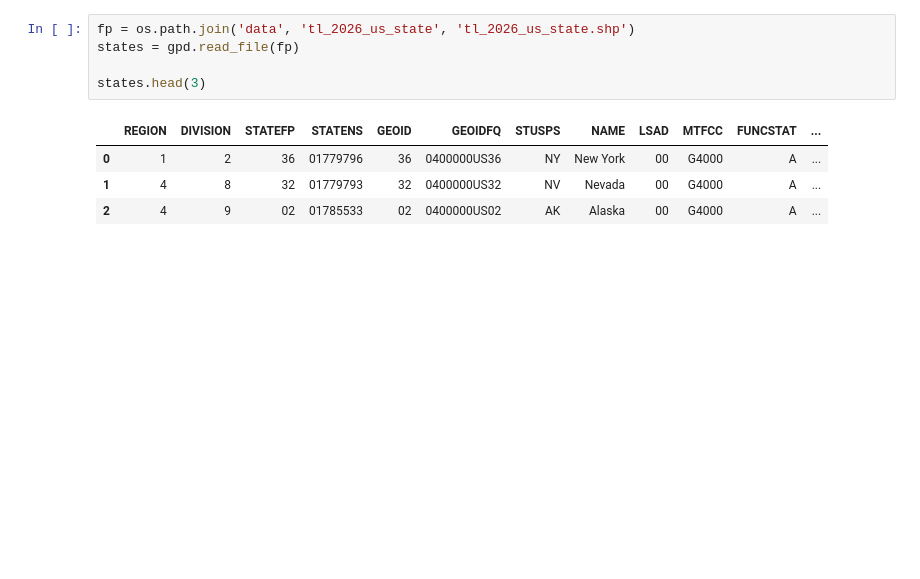
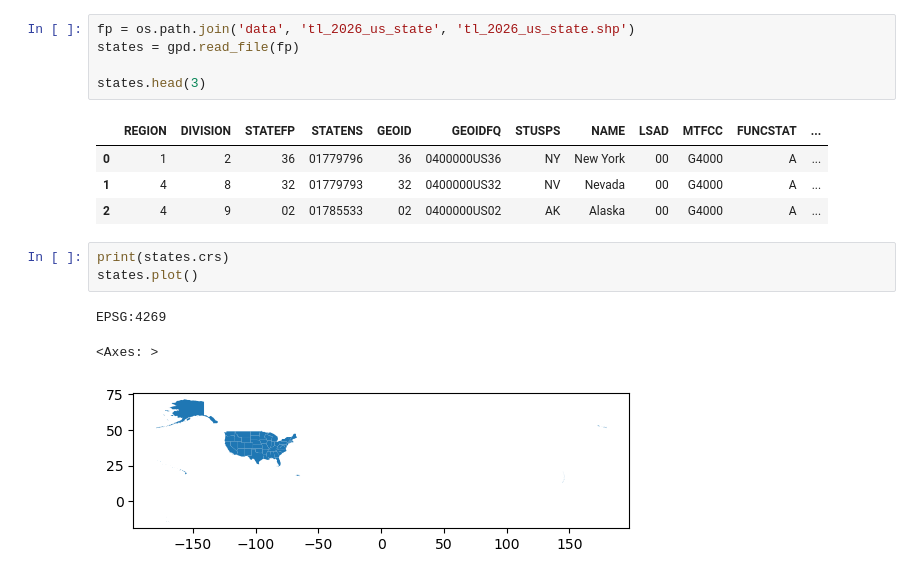
Before and after one commit to cllorey/eds220-in-class, a Jupyter notebook: lesson-12-streamline-your-code.ipynb, the cells around one changed output. Cells and saved outputs as stored; diff of their text form; blank space fills up the shorter version.

```diff
--- a/lesson-12-streamline-your-code.ipynb
+++ b/lesson-12-streamline-your-code.ipynb
@@ -57,3 +118,10 @@ states.head(3)
 | 0 | 1 | 2 | 36 | 01779796 | 36 | 0400000US36 | NY | New York | 00 | G4000 | A | ... |
 | 1 | 4 | 8 | 32 | 01779793 | 32 | 0400000US32 | NV | Nevada | 00 | G4000 | A | ... |
 | 2 | 4 | 9 | 02 | 01785533 | 02 | 0400000US02 | AK | Alaska | 00 | G4000 | A | ... |
+# %%
+print(states.crs)
+states.plot()
+# %% [output]
+EPSG:4269
+<Axes: >
+[figure, added]
```
Also changed, not shown: parts of 25 cells of this notebook, 1 other file.
